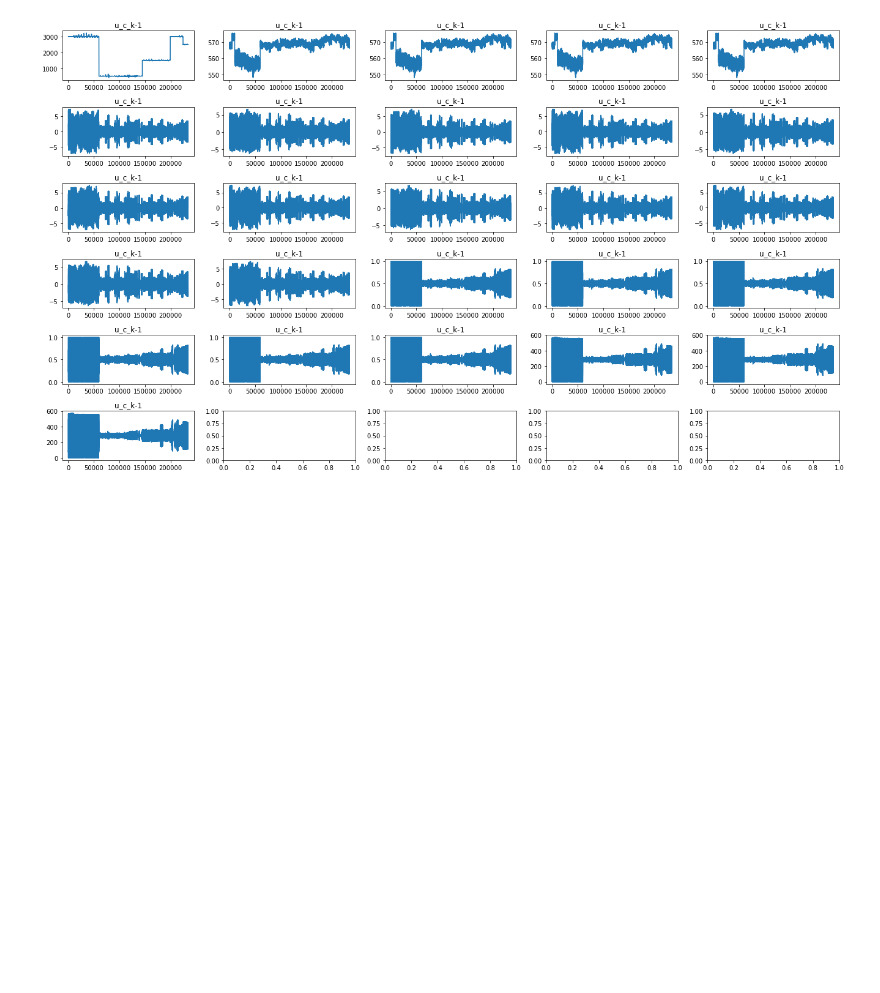
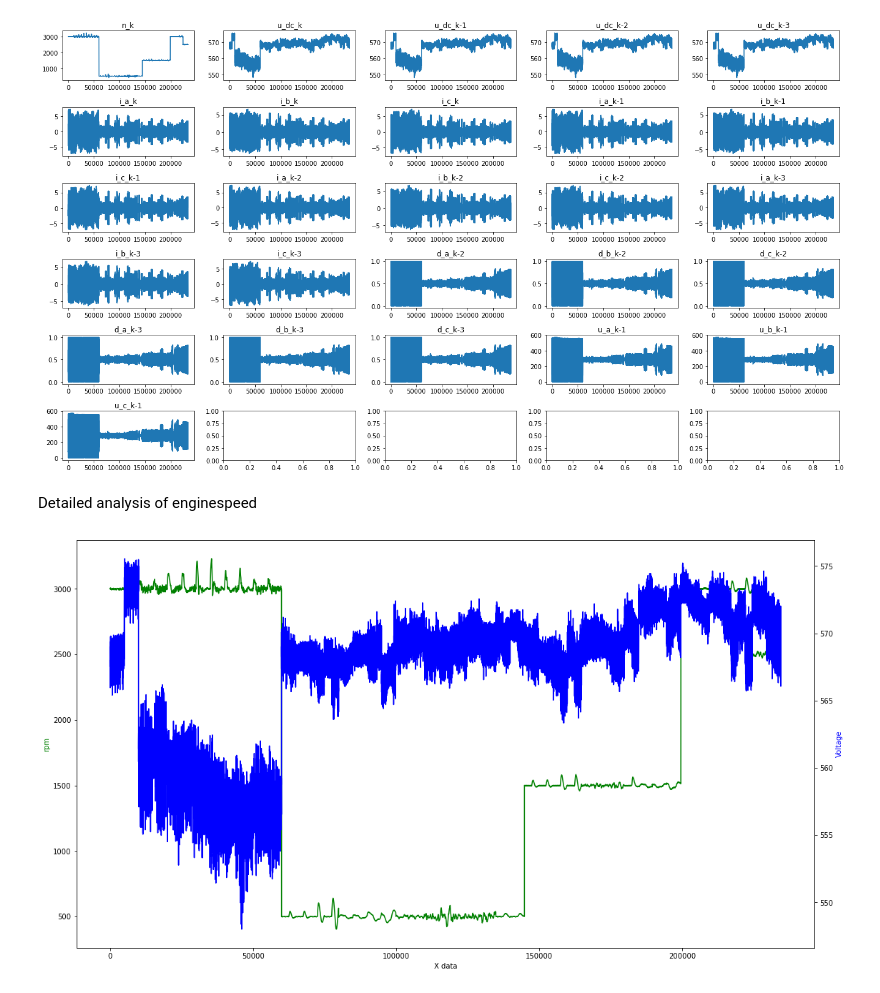
Before and after one commit to norderk/inverter, a Jupyter notebook: Inverter_jup.ipynb, the cells around one changed output. Drawn from its saved outputs; the diff is of its cells as text; code cells hidden in the pictures; blank space fills up the shorter version.

Commit message:
added fig for all data

```diff
--- a/Inverter_jup.ipynb
+++ b/Inverter_jup.ipynb
@@ -79,3 +79,21 @@ fig.set_size_inches(18.5, 10.5)
 plt.tight_layout()
 # %% [output]
 [figure]
+# %% [markdown]
+Detailed analysis of enginespeed
+# %%
+
+fig, ax1 = plt.subplots()
+
+ax2 = ax1.twinx()
+ax1.plot(x, data['n_k'], 'g-')
+ax2.plot(x, data['u_dc_k'], 'b-')
+
+ax1.set_xlabel('X data')
+ax1.set_ylabel('rpm', color='g')
+ax2.set_ylabel('Voltage', color='b')
+fig.set_size_inches(18.5, 10.5)
+
+plt.show()
+# %% [output]
+[figure, added]
```
Also changed, not shown: parts of 2 cells of this notebook.
